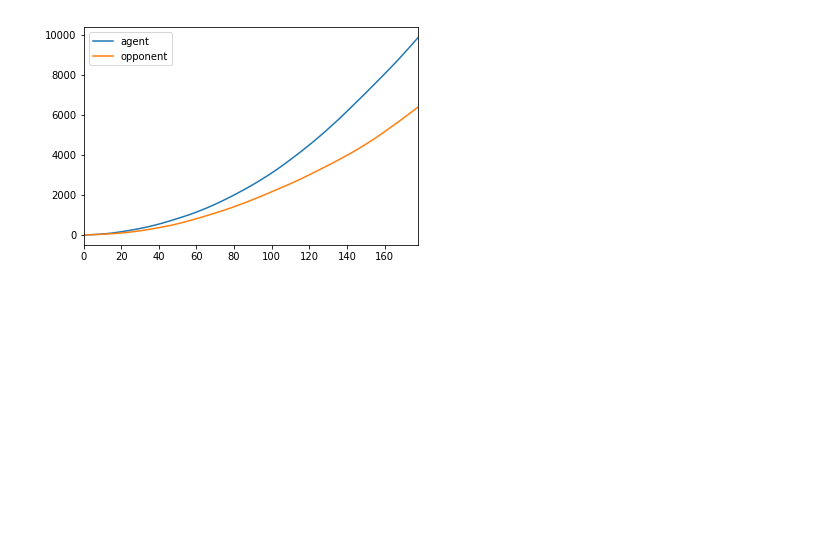
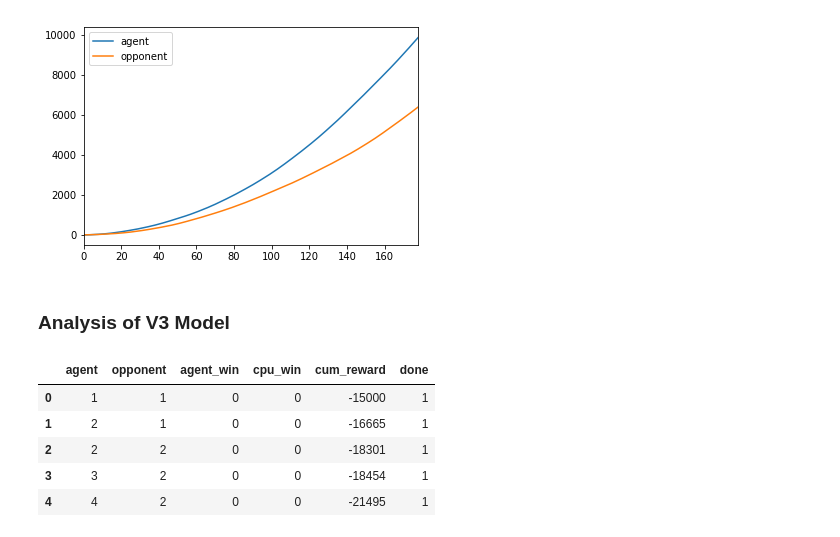
Before and after one commit to Positronic-IO/air-hockey-training-environment, a Jupyter notebook: analysis/ddqn.ipynb, the cells around one changed output. Saved outputs shown, nothing was run; the diff lists cells and outputs as text; code cells hidden in the pictures; blank space fills up the shorter version.

```diff
--- a/analysis/ddqn.ipynb
+++ b/analysis/ddqn.ipynb
@@ -224,3 +89,5 @@ ts.cumsum().plot()
 # %% [output]
 <matplotlib.axes._subplots.AxesSubplot at 0x...>
 [figure]
+# %% [markdown]
+### Analysis of V3 Model
@@ -226,0 +99,10 @@ ts.cumsum().plot()
+# %%
+df.columns = ["agent", "opponent", "agent_win", "cpu_win", "cum_reward", "done"]
+df.head()
+# %% [output]
+|  | agent | opponent | agent_win | cpu_win | cum_reward | done |
+| 0 | 1 | 1 | 0 | 0 | -15000 | 1 |
+| 1 | 2 | 1 | 0 | 0 | -16665 | 1 |
+| 2 | 2 | 2 | 0 | 0 | -18301 | 1 |
+| 3 | 3 | 2 | 0 | 0 | -18454 | 1 |
+| 4 | 4 | 2 | 0 | 0 | -21495 | 1 |
```
Also changed, not shown: parts of 6 cells of this notebook.
